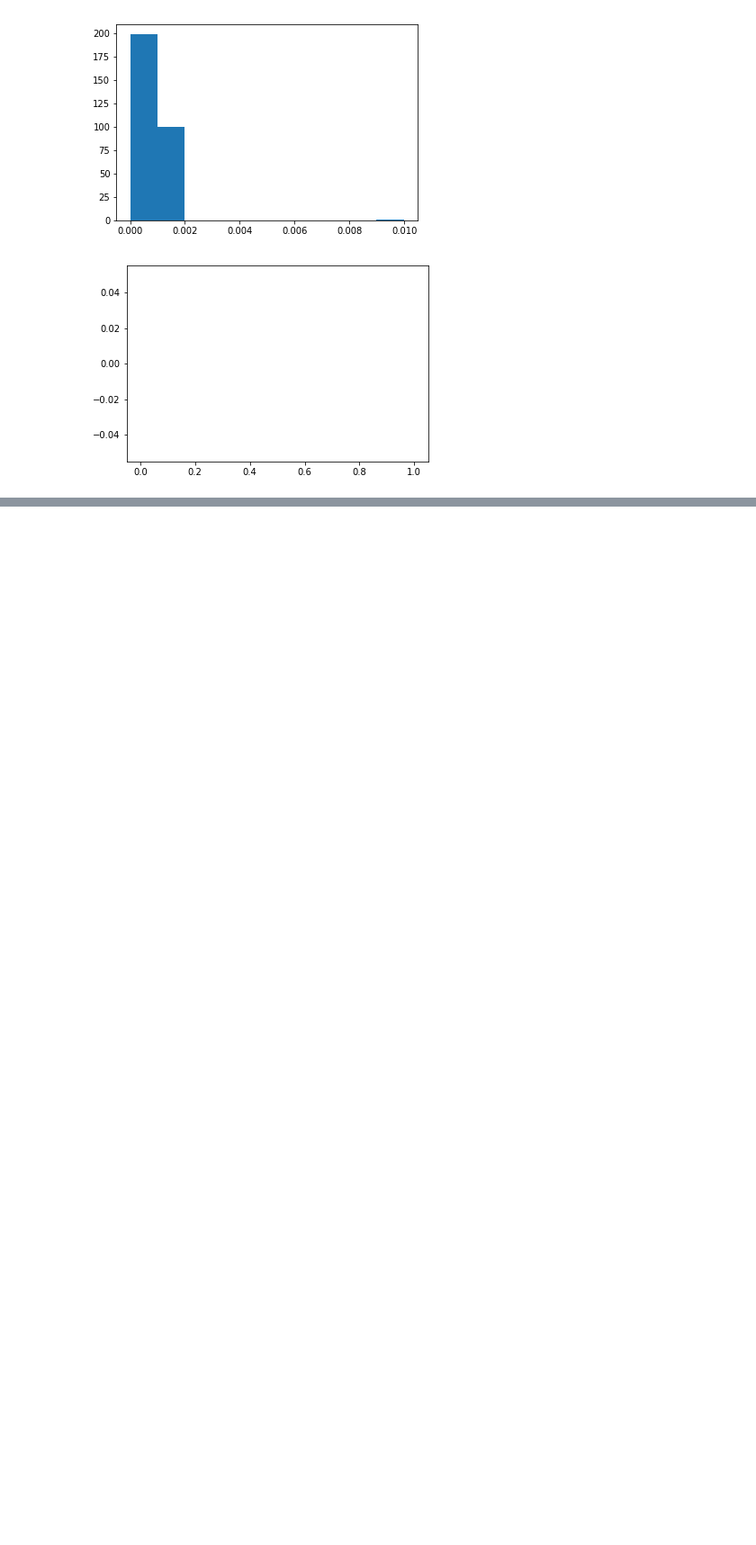
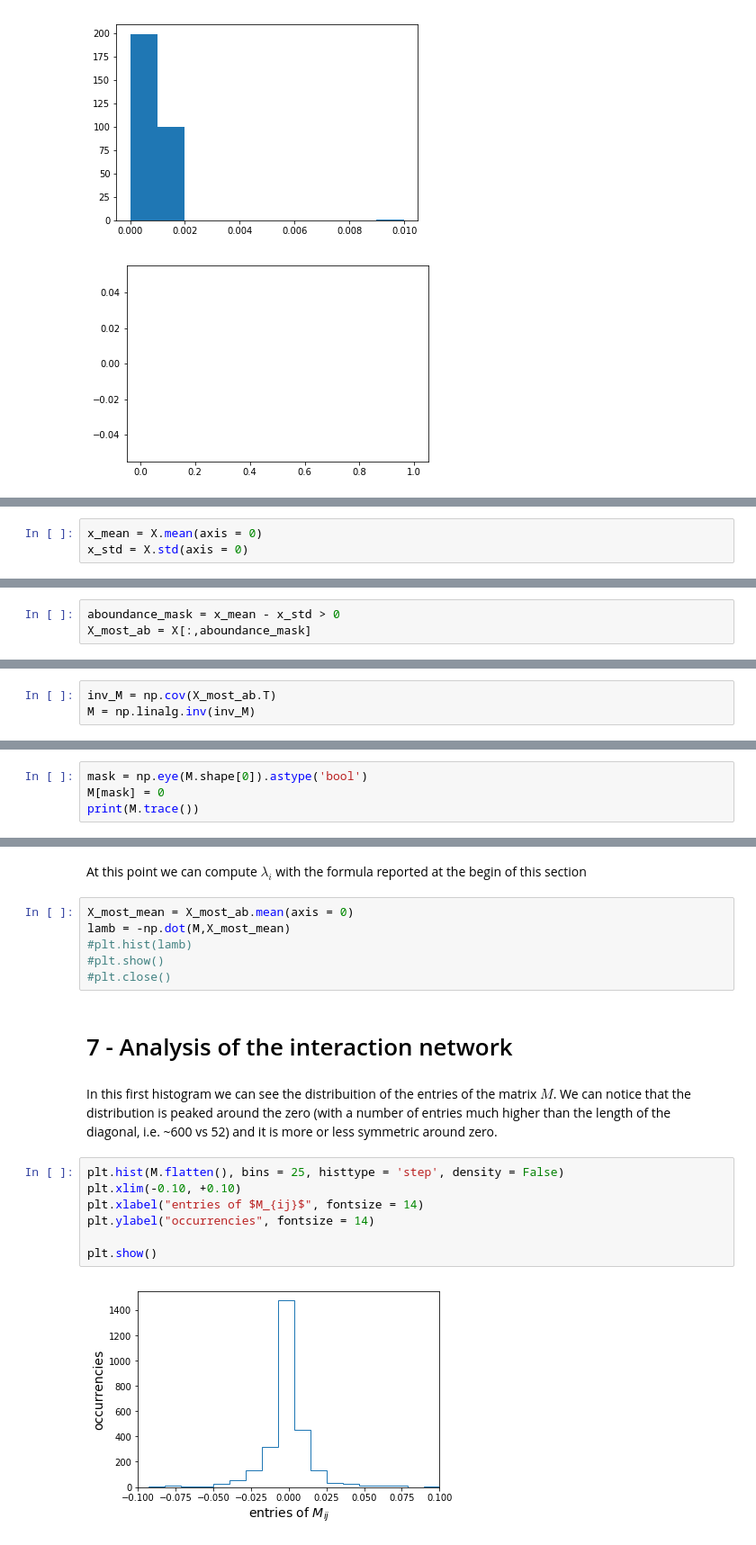
Before and after one commit to mango915/Forests, a Jupyter notebook: Forest.ipynb, the cells around one changed output, grey strips where cells are left out. Shown: that part at 90% size. Drawn from its saved outputs; the diff is of its cells as text; blank space fills up the shorter version.

```diff
--- a/Forest.ipynb
+++ b/Forest.ipynb
@@ -352,0 +367,3 @@ plt.show()
+# %%
+x_mean = X.mean(axis = 0)
+x_std = X.std(axis = 0)
@@ -352,0 +374,3 @@ plt.show()
+# %%
+aboundance_mask = x_mean - x_std > 0
+X_most_ab = X[:,aboundance_mask]
@@ -352,0 +385,3 @@ plt.show()
+# %%
+inv_M = np.cov(X_most_ab.T)
+M = np.linalg.inv(inv_M)
@@ -352,0 +390,4 @@ plt.show()
+# %%
+mask = np.eye(M.shape[0]).astype('bool')
+M[mask] = 0
+print(M.trace())
@@ -352,0 +402,21 @@ plt.show()
+# %% [markdown]
+At this point we can compute $\lambda_i$ with the formula reported at the begin of this section
+# %%
+X_most_mean = X_most_ab.mean(axis = 0)
+lamb = -np.dot(M,X_most_mean)
+#plt.hist(lamb)
+#plt.show()
+#plt.close()
+# %% [markdown]
+# 7 - Analysis of the interaction network
+# %% [markdown]
+In this first histogram we can see the distribuition of the entries of the matrix $M$. We can notice that the distribution is peaked around the zero (with a number of entries much higher than the length of the diagonal, i.e. ~600 vs 52) and it is more or less symmetric around zero.
+# %%
+plt.hist(M.flatten(), bins = 25, histtype = 'step', density = False)
+plt.xlim(-0.10, +0.10)
+plt.xlabel("entries of $M_{ij}$", fontsize = 14)
+plt.ylabel("occurrencies", fontsize = 14)
+
+plt.show()
+# %% [output]
+[figure, added]
```
Also changed, not shown: parts of 26 cells of this notebook.
